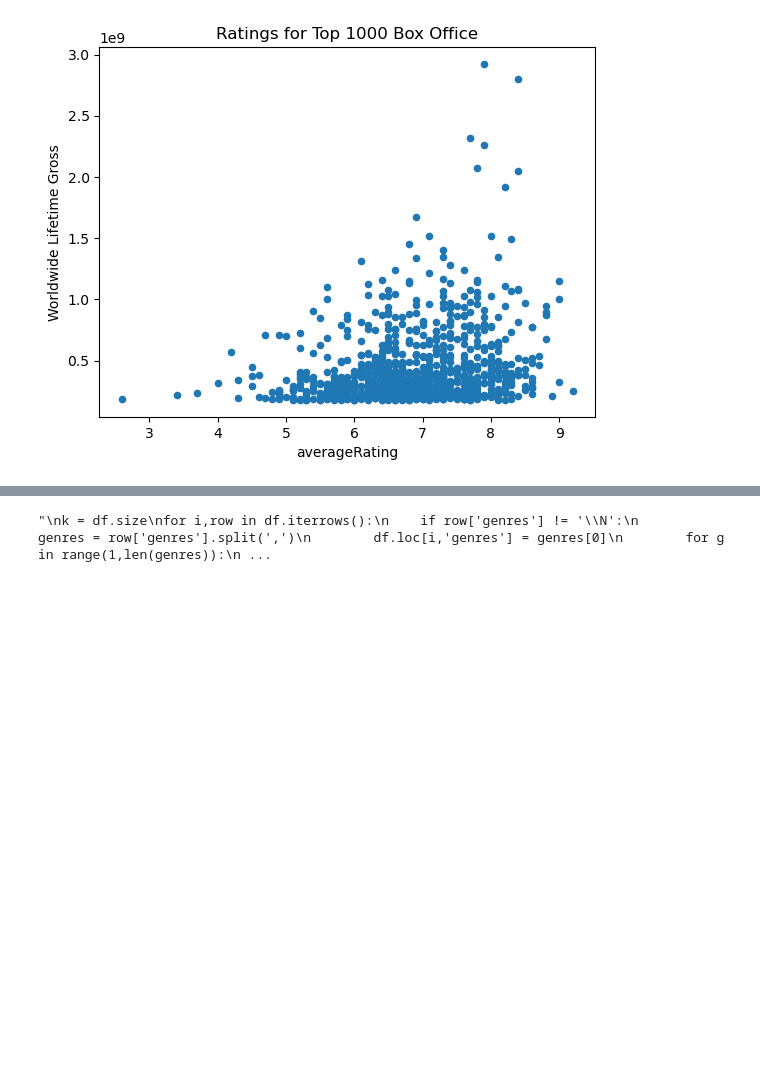
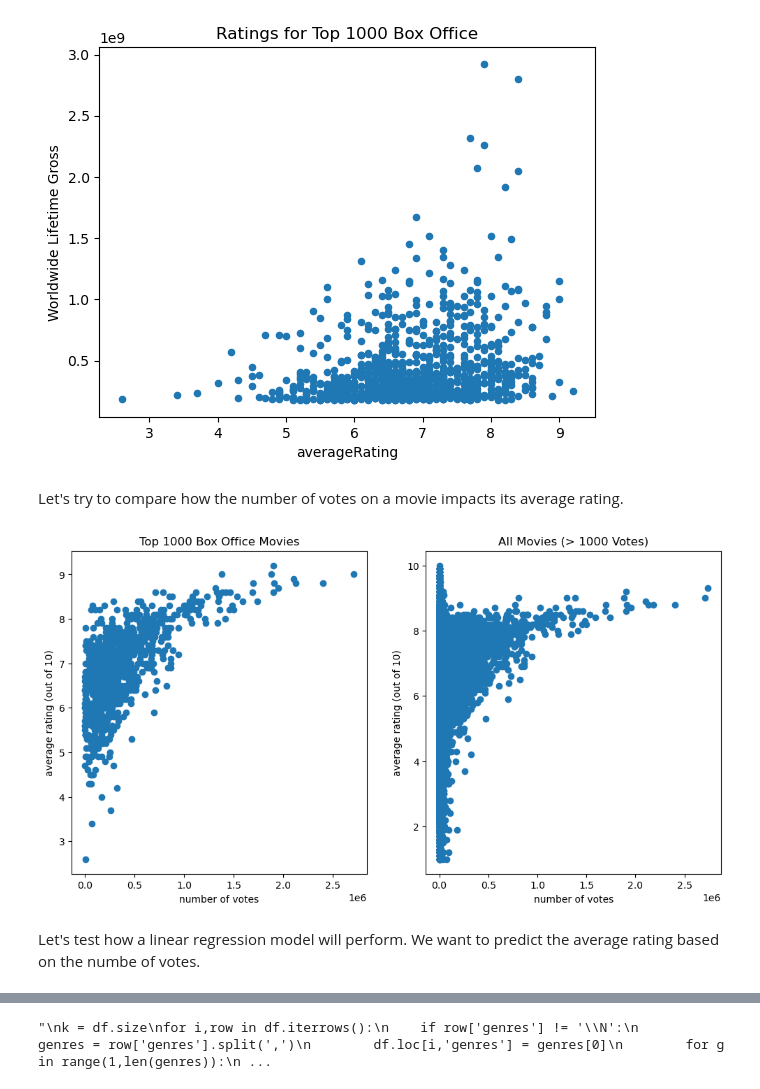
Before and after one commit to James-Trauger/James-Trauger.github.io, a Jupyter notebook: james.ipynb, the cells around one changed output, grey strips where cells are left out. Cells and saved outputs as stored; diff of their text form; code cells hidden in the pictures; blank space fills up the shorter version.

```diff
--- a/james.ipynb
+++ b/james.ipynb
@@ -299,2 +265,0 @@ plt.plot(votes, preds)
-# %%
-boxdf['residuals'] = boxdf['Worldwide Lifetime Gross'] - preds.ravel()
@@ -351,4 +272,28 @@ boxdf.plot.scatter(x='averageRating',y='Worldwide Lifetime Gross', title='Rating
 [figure]
 # %%
 boxdf = boxdf.rename(columns={'Worldwide Lifetime Gross': 'boxOffice'})
+thousand = df[df['numVotes'] > 100].copy()
+# %% [markdown]
+Let's try to compare how the number of votes on a movie impacts its average rating.
+# %%
+figure, (axis1, axis2) = plt.subplots(1,2)
+
+# plot the top 1000 box office movies
+axis1.set_xlabel('number of votes')
+axis1.set_ylabel('average rating (out of 10)')
+axis1.set_title('Top 1000 Box Office Movies')
+axis1.scatter(boxdf['numVotes'], boxdf['averageRating'])
+
+# plot all movies
+axis2.set_xlabel('number of votes')
+axis2.set_ylabel('average rating (out of 10)')
+axis2.set_title('All Movies (> 1000 Votes)')
+axis2.scatter(thousand['numVotes'], thousand['averageRating'])
+
+figure.set_size_inches(12,6)
+plt.show()
+# %% [output]
+[figure, added]
+# %% [markdown]
+Let's test how a linear regression model will perform. We want to predict the average rating based on the numbe of votes.
 # %%
```
Also changed, not shown: parts of 24 cells of this notebook.
